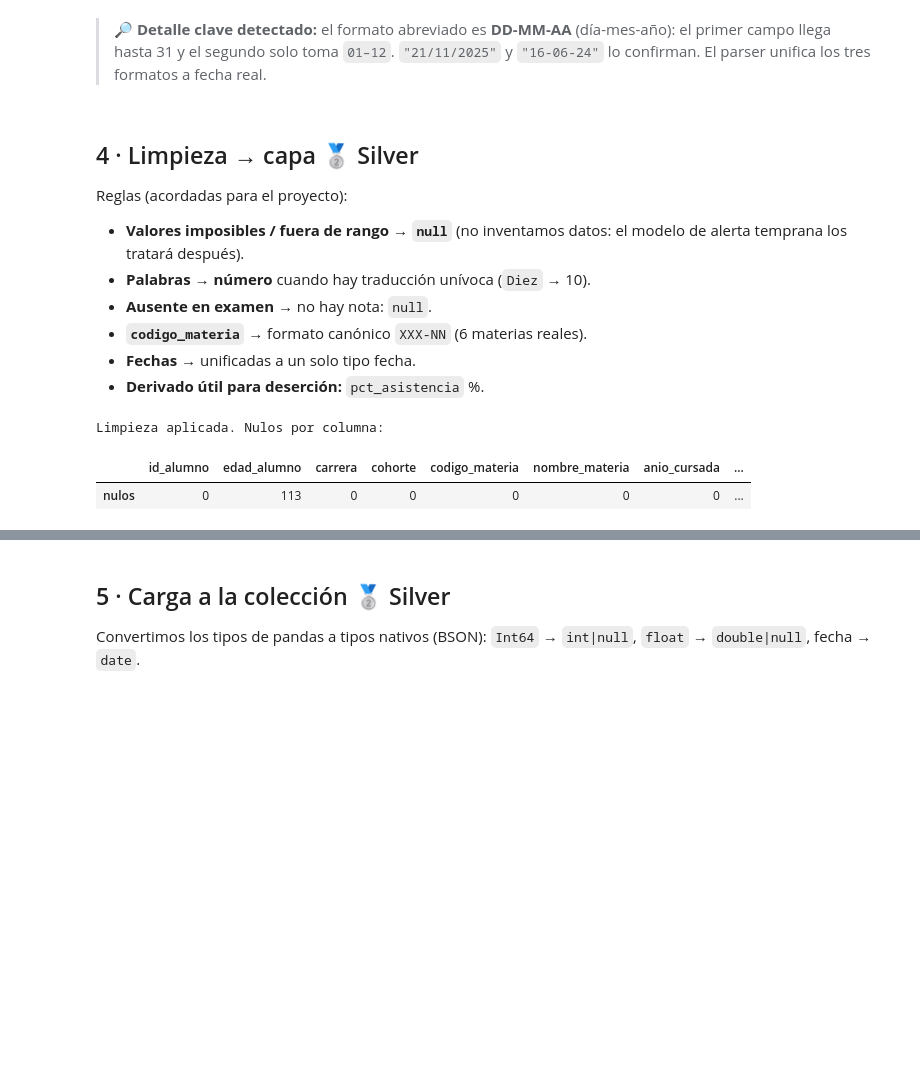
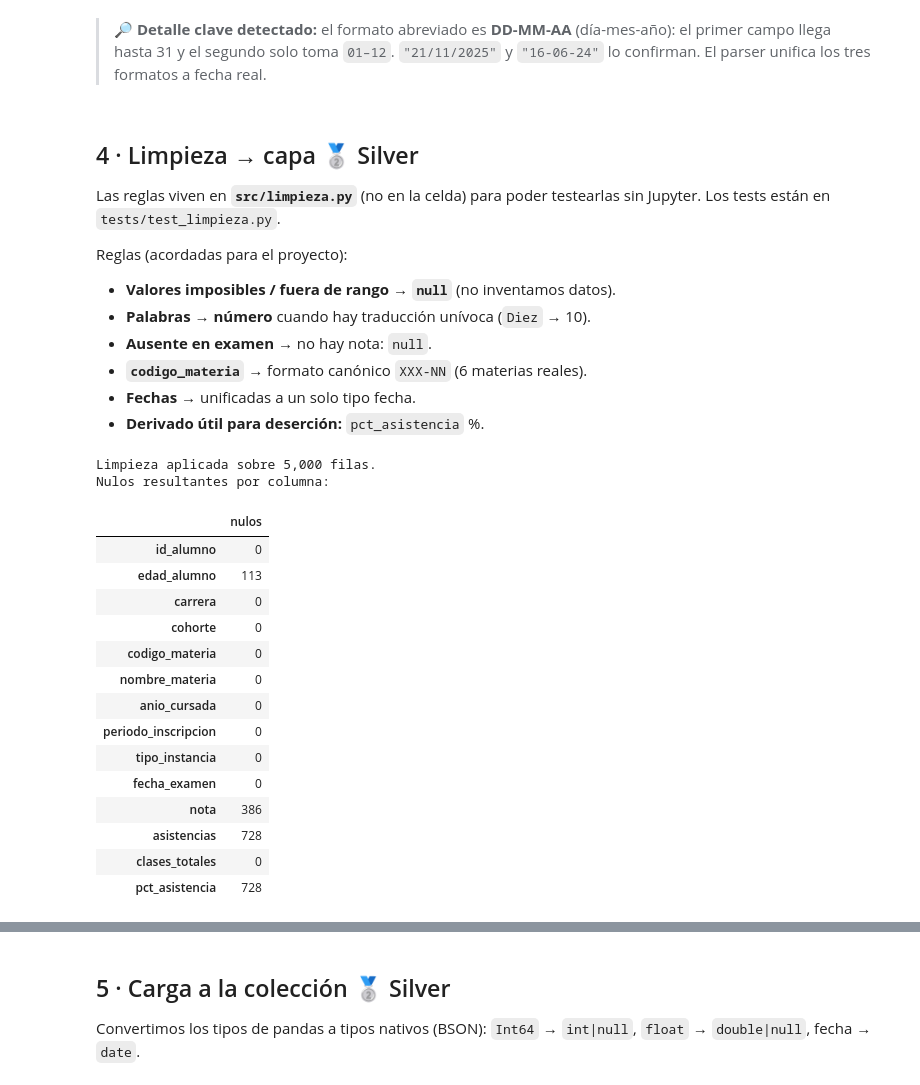
Before and after one commit to Gabito2/Integrador_DB3, a Jupyter notebook: notebooks/01_etl_mongo_limpieza.ipynb, the cells around one changed output, grey strips where cells are left out. Saved outputs shown, nothing was run; the diff lists cells and outputs as text; code cells hidden in the pictures; blank space fills up the shorter version.

Commit message:
se modificaron los notebooks y se crearon mas datos de prueba

```diff
--- a/notebooks/01_etl_mongo_limpieza.ipynb
+++ b/notebooks/01_etl_mongo_limpieza.ipynb
@@ -147,68 +118,40 @@ pd.DataFrame(diagnostico).T.rename(columns={0: "cantidad"})
 # %% [markdown]
 ## 4 · Limpieza → capa 🥈 Silver
 
+Las reglas viven en **`src/limpieza.py`** (no en la celda) para poder testearlas
+sin Jupyter. Los tests están en `tests/test_limpieza.py`.
+
 Reglas (acordadas para el proyecto):
-- **Valores imposibles / fuera de rango → `null`** (no inventamos datos: el modelo de alerta temprana los tratará después).
+- **Valores imposibles / fuera de rango → `null`** (no inventamos datos).
 - **Palabras → número** cuando hay traducción unívoca (`Diez` → 10).
 - **Ausente en examen** → no hay nota: `null`.
 - **`codigo_materia`** → formato canónico `XXX-NN` (6 materias reales).
 - **Fechas** → unificadas a un solo tipo fecha.
 - **Derivado útil para deserción:** `pct_asistencia` %.
 # %%
-df_l = df.copy()
+from src.limpieza import limpiar_dataframe
 
-# 4.1 · Textos genéricos: quitar espacios sobrantes
-for c in ["carrera", "nombre_materia", "tipo_instancia", "periodo_inscripcion", "id_alumno"]:
-    df_l[c] = df_l[c].str.strip().str.replace(r"\s+", " ", regex=True)
+df_l, reporte = limpiar_dataframe(df)
 
-# 4.2 · codigo_materia -> formato canónico ALG-01 (une ALG01 / alg-01 / ' ALG-01 ')
-cod = df_l["codigo_materia"].str.strip().str.upper()
-df_l["codigo_materia"] = cod.str.replace(r"^([A-Z]{2,3})-?(\d{2})$", r"\1-\2", regex=True)
-
-# 4.3 · edad: palabra -> número, luego outliers fuera de 16-100 -> null
-MAP_EDAD = {"veinte": 20}
-edad_l = df_l["edad_alumno"].str.strip().str.lower().replace(MAP_EDAD)
-edad_l = pd.to_numeric(edad_l, errors="coerce").mask(lambda s: ~s.between(16, 100))
-df_l["edad_alumno"] = edad_l.astype("Int64")
-
-# 4.4 · nota: palabras -> número, 'Ausente' -> null, fuera de 0-10 -> null
-MAP_NOTA = {"cero": 0, "uno": 1, "dos": 2, "tres": 3, "cuatro": 4, "cinco": 5,
-            "seis": 6, "siete": 7, "ocho": 8, "nueve": 9, "diez": 10}
-nota_l = df_l["nota"].str.strip().str.lower().replace(MAP_NOTA)
-nota_l = nota_l.where(nota_l != "ausente")            # ausente = sin nota
-nota_l = pd.to_numeric(nota_l, errors="coerce").mask(lambda s: ~s.between(0, 10))
-df_l["nota"] = nota_l.astype("Int64")
-
-# 4.5 · asistencias: negativas o > clases_totales -> null
-clases = pd.to_numeric(df_l["clases_totales"], errors="coerce")
-asist_l = pd.to_numeric(df_l["asistencias"], errors="coerce")
-asist_l = asist_l.mask(asist_l < 0).mask(asist_l > clases)
-df_l["asistencias"] = asist_l.astype("Int64")
-df_l["clases_totales"] = clases.astype("Int64")
-
-# 4.6 · enteros de referencia
-df_l["cohorte"] = pd.to_numeric(df_l["cohorte"], errors="coerce").astype("Int64")
-df_l["anio_cursada"] = pd.to_numeric(df_l["anio_cursada"], errors="coerce").astype("Int64")
-
-# 4.7 · fecha_examen: ISO | DD/MM/AAAA | DD-MM-AA  (verificado: día-mes-año)
-def parse_fecha(valor):
-    v = str(valor).strip()
-    for fmt in ("%Y-%m-%d", "%d/%m/%Y", "%d-%m-%y"):
-        try:
-            return datetime.strptime(v, fmt)
-        except ValueError:
-            continue
-    return pd.NaT
-
-df_l["fecha_examen"] = pd.to_datetime(df_l["fecha_examen"].map(parse_fecha))
-
-# 4.8 · columna derivada clave para el sistema de alertas
-df_l["pct_asistencia"] = (df_l["asistencias"] / df_l["clases_totales"] * 100).round(1)
-
-print("Limpieza aplicada. Nulos por columna:")
-df_l.isna().sum().to_frame("nulos").T
+print(f"Limpieza aplicada sobre {reporte['filas']:,} filas.")
+print("Nulos resultantes por columna:")
+display(pd.DataFrame({"nulos": pd.Series(reporte["nulos"])}))
 # %% [output]
-Limpieza aplicada. Nulos por columna:
+Limpieza aplicada sobre 5,000 filas.
+Nulos resultantes por columna:
-|  | id_alumno | edad_alumno | carrera | cohorte | codigo_materia | nombre_materia | anio_cursada | ... |
-| nulos | 0 | 113 | 0 | 0 | 0 | 0 | 0 | ... |
+|  | nulos |
+| id_alumno | 0 |
+| edad_alumno | 113 |
+| carrera | 0 |
+| cohorte | 0 |
+| codigo_materia | 0 |
+| nombre_materia | 0 |
+| anio_cursada | 0 |
+| periodo_inscripcion | 0 |
+| tipo_instancia | 0 |
+| fecha_examen | 0 |
+| nota | 386 |
+| asistencias | 728 |
+| clases_totales | 0 |
+| pct_asistencia | 728 |
 # %%
```
Also changed, not shown: parts of 5 cells of this notebook, 18 other files.
